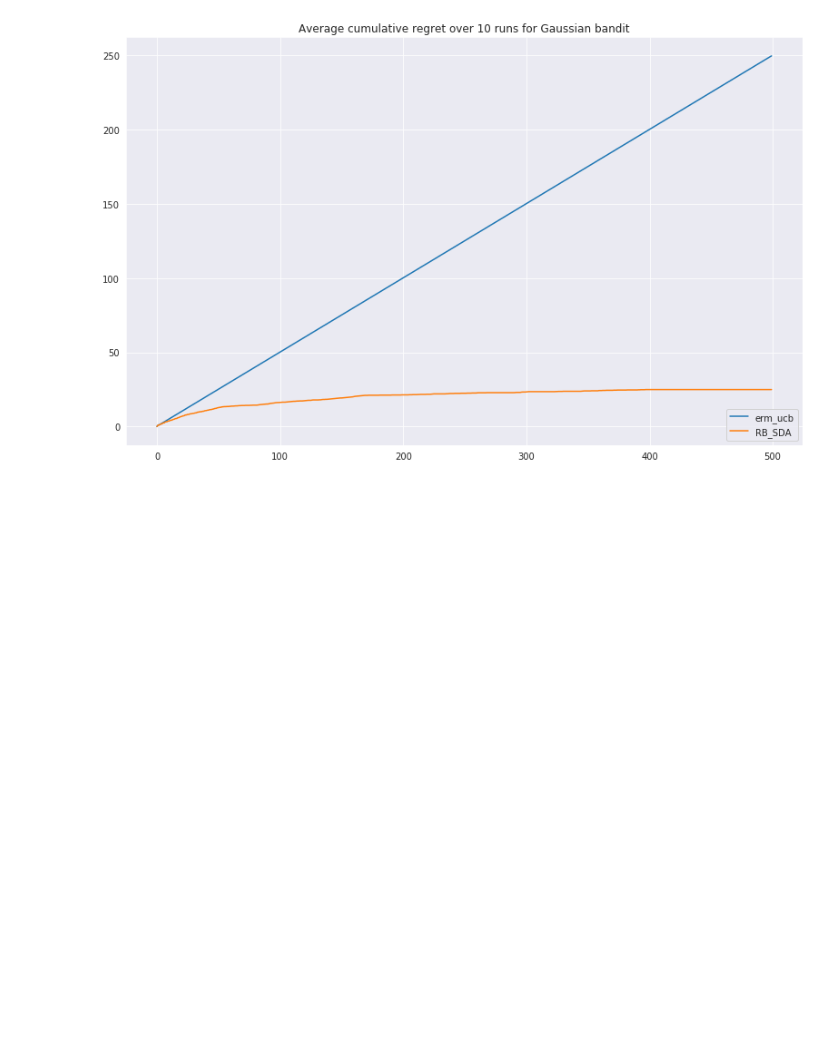
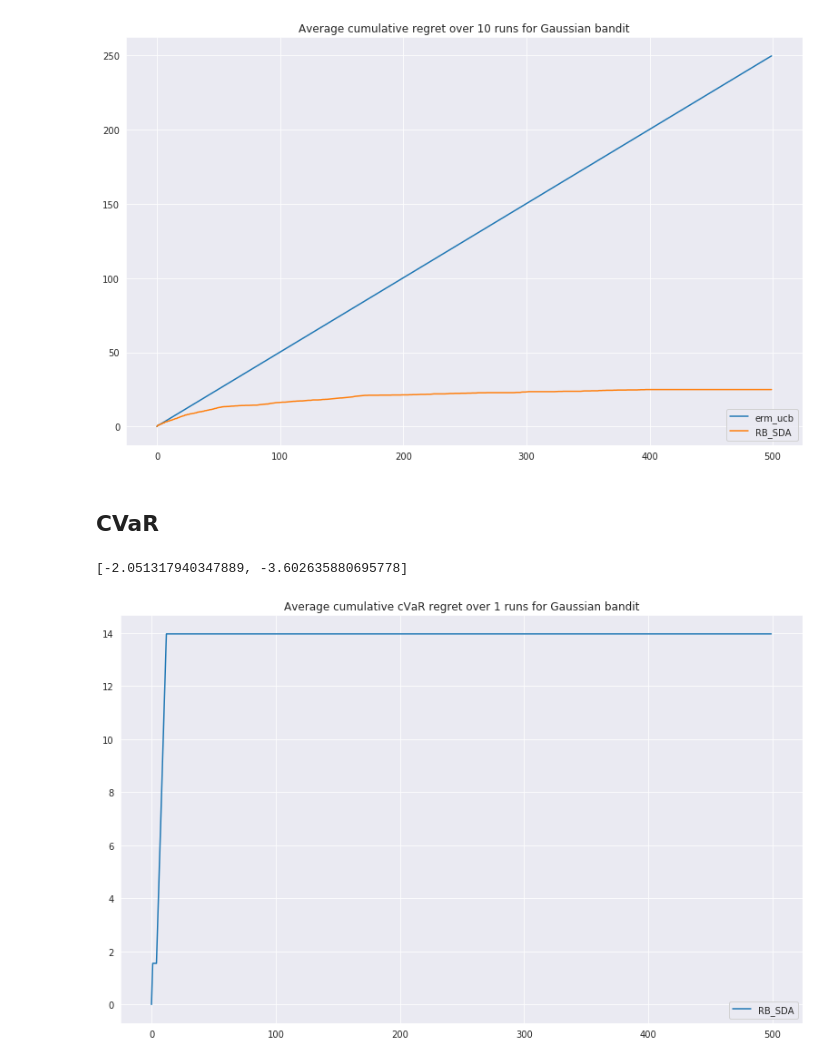
Before and after one commit to sauxpa/MAB, a Jupyter notebook: risk_averse_bandits.ipynb, the cells around one changed output. Saved outputs shown, nothing was run; the diff lists cells and outputs as text; code cells hidden in the pictures; blank space fills up the shorter version.

Commit message:
add cvar

```diff
--- a/risk_averse_bandits.ipynb
+++ b/risk_averse_bandits.ipynb
@@ -104,3 +106,40 @@ with sns.axes_style('darkgrid'):
     plt.show()
 # %% [output]
 [figure]
+# %% [markdown]
+## CVaR
+# %%
+bandit = 'RAG'
+
+# risk aversion level
+alpha = 0.05
+
+# parameters for the arms distribution
+# (mu, sigma, alpha)
+p = [[0.0, 1.0, alpha], [0.5, 2.0, alpha]]
+T = 500  # Horizon
+N = 1  # Number of MC runs
+step = 25  # If results are saved trajectories are stored for all rounds such that t%step=0
+
+model = mapping[bandit](p, 'cvar')
+
+r, _ = model.MC_regret('RB_SDA', N, T, {}, step, 'cvar')
+res = pd.DataFrame([r]).T
+res.columns = ['RB_SDA']
+# %%
+[arm.risk_measures['cvar'] for arm in model.MAB]
+# %% [output]
+[-2.051317940347889, -3.602635880695778]
+# %%
+with sns.axes_style('darkgrid'):
+    fig, ax = plt.subplots(figsize=(11, 7), nrows=1, ncols=1)
+
+    res.plot(ax=ax)
+
+    ax.legend(loc='lower right')
+    ax.set_title('Average cumulative cVaR regret over {} runs for {:s} bandit'.format(N, mapping_name[bandit]))
+
+    plt.tight_layout()
+    plt.show()
+# %% [output]
+[figure, added]
```
Also changed, not shown: parts of 1 cell of this notebook, 4 other files.
